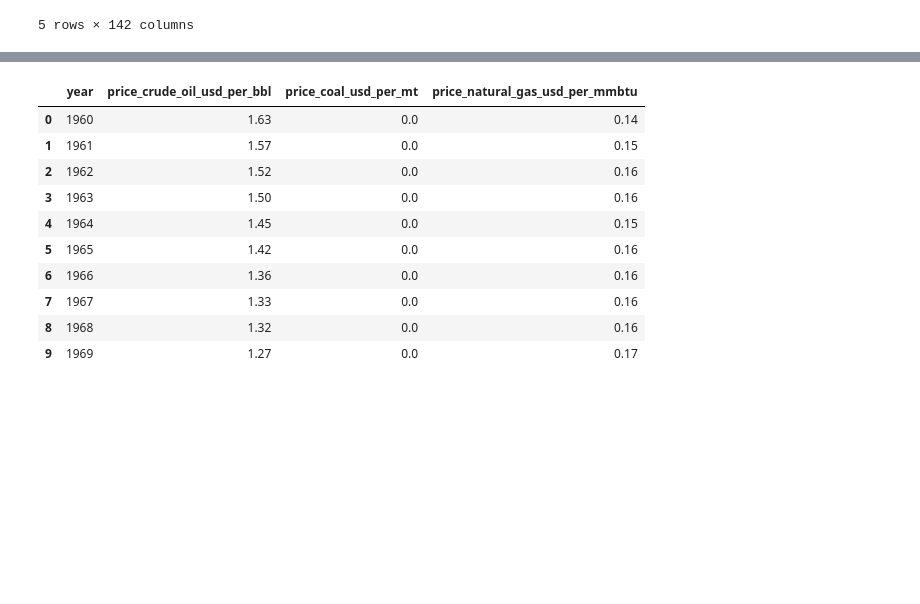
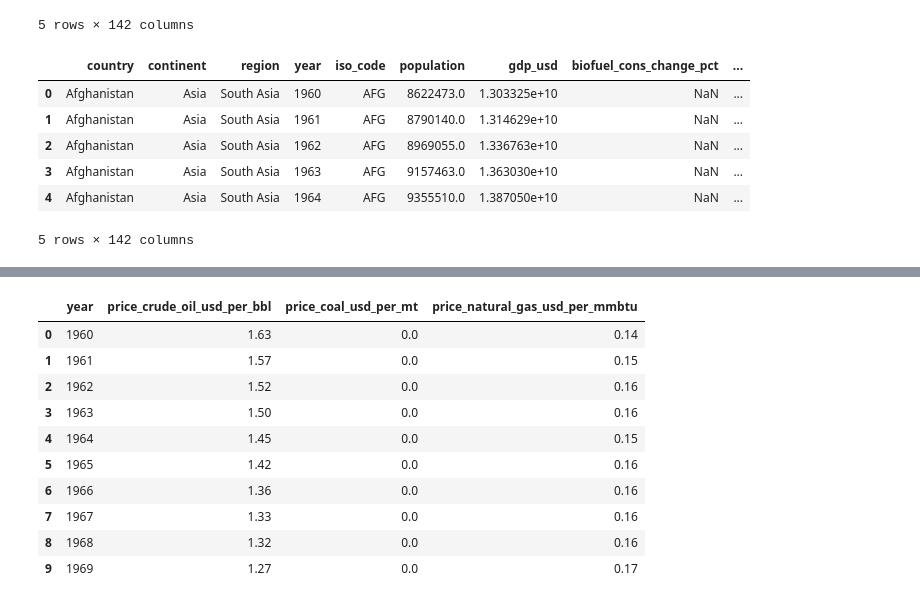
Before and after one commit to Obsywon/datawarehouse, a Jupyter notebook: transform_co2.ipynb, the cells around one changed output, grey strips where cells are left out. Cells and saved outputs as stored; diff of their text form; code cells hidden in the pictures; blank space fills up the shorter version.

```diff
--- a/transform_co2.ipynb
+++ b/transform_co2.ipynb
@@ -640,6 +640,45 @@ wec.head(5)
 | 3 | ASEAN (Ember) | ASEAN (Ember) | ASEAN (Ember) | 2003 | NaN | NaN | NaN | NaN | ... |
 | 4 | ASEAN (Ember) | ASEAN (Ember) | ASEAN (Ember) | 2004 | NaN | NaN | NaN | NaN | ... |
 5 rows × 142 columns
+# %%
+# Liste des pays à enlever
+pays_a_enlever = [
+    'ASEAN (Ember)', 'Africa', 'Africa (EI)', 'Africa (Ember)', 'Africa (Shift)', 'Antarctica', 'Asia',
+    'Asia & Oceania (EIA)', 'Asia (Ember)', 'Asia Pacific (EI)', 'Asia and Oceania (Shift)',
+    'Australia and New Zealand (EIA)', 'CIS (EI)', 'Central & South America (EIA)', 'Central America (EI)',
+    'Central and South America (Shift)', 'EU28 (Shift)', 'East Germany (EIA)', 'Eastern Africa (EI)',
+    'Eurasia (EIA)', 'Eurasia (Shift)', 'Europe', 'Europe (EI)', 'Europe (Ember)', 'Europe (Shift)',
+    'European Union (27)', 'European Union (EIA)', 'G20 (Ember)', 'G7 (Ember)', 'Hawaiian Trade Zone (EIA)',
+    'High-income countries', 'IEO - Africa (EIA)', 'IEO - Middle East (EIA)', 'IEO OECD - Europe (EIA)',
+    'Latin America and Caribbean (Ember)', 'Low-income countries', 'Lower-middle-income countries',
+    'Mexico, Chile, and other OECD Americas (EIA)', 'Middle Africa (EI)', 'Middle East (EI)', 'Middle East (EIA)',
+    'Middle East (Ember)', 'Middle East (Shift)', 'Non-OECD (EI)', 'Non-OECD (EIA)', 'Non-OPEC (EI)',
+    'Non-OPEC (EIA)', 'North America', 'North America (EI)', 'North America (Ember)', 'North America (Shift)',
+    'OECD (EI)', 'OECD (EIA)', 'OECD (Ember)', 'OECD (Shift)', 'OECD - Asia And Oceania (EIA)',
+    'OECD - Europe (EIA)', 'OECD - North America (EIA)', 'OPEC (EI)', 'OPEC (EIA)', 'OPEC (Shift)',
+    'OPEC - Africa (EIA)', 'OPEC - South America (EIA)', 'Oceania', 'Oceania (Ember)', 'Other Non-OECD - America (EIA)',
+    'Other Non-OECD - Asia (EIA)', 'Other Non-OECD - Europe and Eurasia (EIA)', 'Persian Gulf (EIA)', 'Persian Gulf (Shift)',
+    'South America', 'South Korea and other OECD Asia (EIA)', 'South and Central America (EI)',
+    'U.S. Pacific Islands (EIA)', 'U.S. Territories (EIA)', 'USSR', 'United States Pacific Islands (Shift)',
+    'United States Territories (Shift)', 'Upper-middle-income countries', 'Wake Island (EIA)', 'Wake Island (Shift)',
+    'West Germany (EIA)', 'Western Africa (EI)', 'Western Sahara'
+]
+
+# Supprimer les lignes pour les pays de la liste
+wec = wec[~wec['country'].isin(pays_a_enlever)]
+
+# Réinitialiser l'index après la suppression des lignes
+wec.reset_index(drop=True, inplace=True)
+
+wec.head(5)
+# %% [output]
+|  | country | continent | region | year | iso_code | population | gdp_usd | biofuel_cons_change_pct | ... |
+| 0 | Afghanistan | Asia | South Asia | 1960 | AFG | 8622473.0 | 1.303325e+10 | NaN | ... |
+| 1 | Afghanistan | Asia | South Asia | 1961 | AFG | 8790140.0 | 1.314629e+10 | NaN | ... |
+| 2 | Afghanistan | Asia | South Asia | 1962 | AFG | 8969055.0 | 1.336763e+10 | NaN | ... |
+| 3 | Afghanistan | Asia | South Asia | 1963 | AFG | 9157463.0 | 1.363030e+10 | NaN | ... |
+| 4 | Afghanistan | Asia | South Asia | 1964 | AFG | 9355510.0 | 1.387050e+10 | NaN | ... |
+5 rows × 142 columns
 # %%
 # Calculer les valeurs en USD pour chaque colonne et les insérer à côté des colonnes correspondantes
 wec.insert(wec.columns.get_loc('ECGTE_EnvTaxes_DomCCY') + 1, 'ECGTE_EnvTaxes_usd-eq', wec['ECGTE_EnvTaxes_PctGDP'] * wec['gdp_usd'])
```
Also changed, not shown: parts of 2 cells of this notebook, 2 other files.
